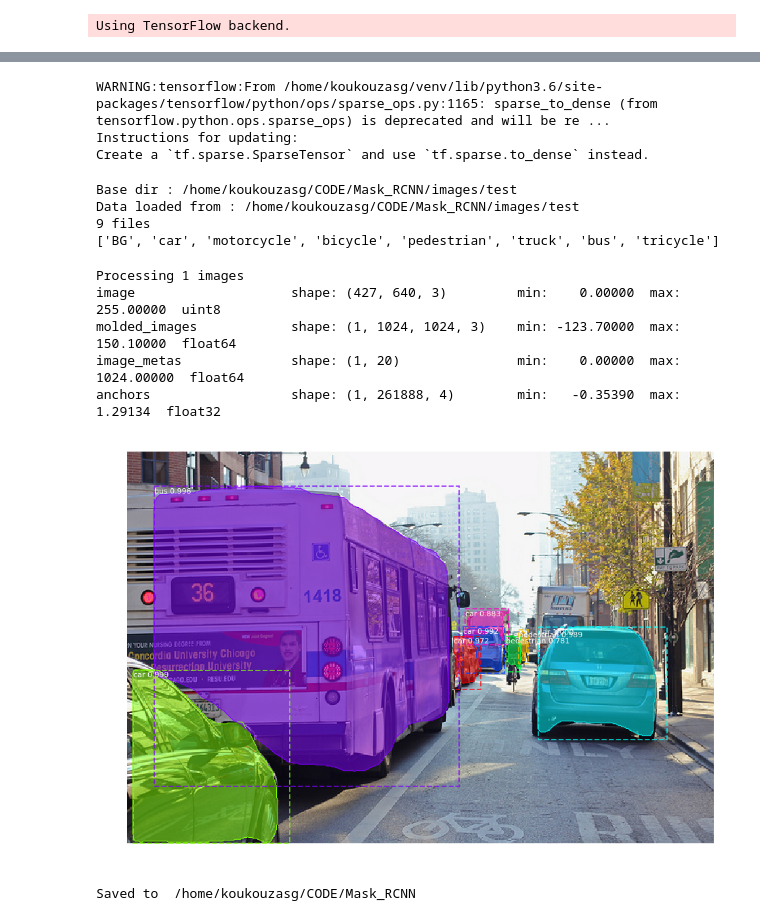
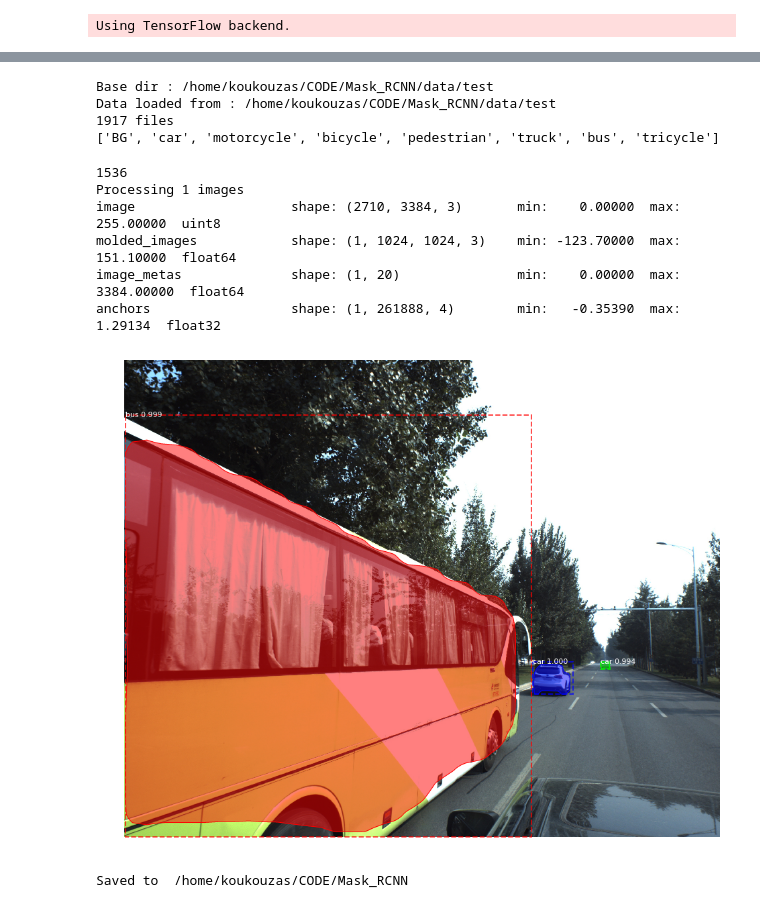
Before and after one commit to koukouzasg/Mask_RCNN-in-the-Context-of-Autonomous-Driving, a Jupyter notebook: samples/wadrivng/demo_wad.ipynb, the cells around one changed output, grey strips where cells are left out. Cells and saved outputs as stored; diff of their text form; code cells hidden in the pictures.

```diff
--- a/samples/wadrivng/demo_wad.ipynb
+++ b/samples/wadrivng/demo_wad.ipynb
@@ -9,7 +9,7 @@ import matplotlib
 import matplotlib.pyplot as plt
 
 # Root directory of the project
-ROOT_DIR = os.path.abspath("/home/koukouzasg/CODE/Mask_RCNN")  # To find local version of the library
+ROOT_DIR = os.path.abspath("/home/koukouzas/CODE/Mask_RCNN")  # To find local version of the library
 from mrcnn import utils
 import mrcnn.model as modellib
 from mrcnn import visualize
@@ -28,7 +28,7 @@ MODEL_DIR = os.path.join(ROOT_DIR, "logs")
 WAD_MODEL_PATH = os.path.join(ROOT_DIR, "mask_rcnn_wad_0040.h5")
 
 # Directory of images to run detection on
-IMAGE_DIR = os.path.join(ROOT_DIR, "images")
+IMAGE_DIR = os.path.join(ROOT_DIR, "data")
 # %% [output]
 Using TensorFlow backend.
 # %%
@@ -57,10 +57,6 @@ model = modellib.MaskRCNN(mode="inference", config=config,
                                   model_dir=MODEL_DIR)
 
 model.load_weights(WAD_MODEL_PATH, by_name=True)
-# %% [output]
-WARNING:tensorflow:From /home/koukouzasg/venv/lib/python3.6/site-packages/tensorflow/python/ops/sparse_ops.py:1165: sparse_to_dense (from tensorflow.python.ops.sparse_ops) is deprecated and will be re ...
-Instructions for updating:
-Create a `tf.sparse.SparseTensor` and use `tf.sparse.to_dense` instead.
 # %%
 # Load WAD dataset
 dataset = wad.WadDataset()
@@ -72,31 +68,37 @@ print(dataset.class_names)
 
 class_to_label = {1:33, 2:34, 3:35, 4:36, 5:38, 6:39, 7:40}
 # %% [output]
-Base dir : /home/koukouzasg/CODE/Mask_RCNN/images/test
-Data loaded from : /home/koukouzasg/CODE/Mask_RCNN/images/test
-9 files
+Base dir : /home/koukouzas/CODE/Mask_RCNN/data/test
+Data loaded from : /home/koukouzas/CODE/Mask_RCNN/data/test
+1917 files
 ['BG', 'car', 'motorcycle', 'bicycle', 'pedestrian', 'truck', 'bus', 'tricycle']
 # %%
 # Load a random image from the images folder
 image_dir = os.path.join(IMAGE_DIR, "test")
 file_names = next(os.walk(image_dir))[2]
 image = skimage.io.imread(os.path.join(image_dir, random.choice(file_names)))
 #image = skimage.io.imread(os.path.join(IMAGE_DIR, "img1.png"))
+
+# Get a random image from the loaded images
+image_id = random.choice(dataset.image_ids)
+image = dataset.load_image(image_id)
+print(image_id)
 
 # Run detection
 results = model.detect([image], verbose=1)
 
 # Visualize results
 r = results[0]
 visualize.display_instances(image, r['rois'], r['masks'], r['class_ids'],
                             dataset.class_names, r['scores'])
 # %% [output]
+1536
 Processing 1 images
-image                    shape: (427, 640, 3)         min:    0.00000  max:  255.00000  uint8
-molded_images            shape: (1, 1024, 1024, 3)    min: -123.70000  max:  150.10000  float64
-image_metas              shape: (1, 20)               min:    0.00000  max: 1024.00000  float64
+image                    shape: (2710, 3384, 3)       min:    0.00000  max:  255.00000  uint8
+molded_images            shape: (1, 1024, 1024, 3)    min: -123.70000  max:  151.10000  float64
+image_metas              shape: (1, 20)               min:    0.00000  max: 3384.00000  float64
 anchors                  shape: (1, 261888, 4)        min:   -0.35390  max:    1.29134  float32
-[figure, old version]
+[figure, new version]
 # %%
 def rle_encode(mask):
     """Encodes a mask in Run Length Encoding (RLE).
@@ -151,15 +160,15 @@ def mask_to_rle(image_id, mask, scores, class_ids):
 # %%
-submission = []
+
 # Encode image to RLE. Returns a string of multiple lines
-#source_id = dataset.image_info[image_id]["id"]
-rle = mask_to_rle("img1", r["masks"], r["scores"], r["class_ids"])
-submission.append(rle)
+source_id = dataset.image_info[image_id]["id"]
+rle = mask_to_rle(source_id, r["masks"], r["scores"], r["class_ids"])
+#submission.append(rle)
 
 # Save to csv file
-submission = "ImageId,LabelId,Confidence,PixelCount,EncodedPixels\n" + "\n".join(submission)
-file_path = os.path.join(ROOT_DIR, "submit.csv")
-with open(file_path, "w") as f:
-    f.write(submission)
+#submission = "ImageId,LabelId,Confidence,PixelCount,EncodedPixels\n" + "\n".join(submission)
+
+with open(file_path, "a") as f:
+    f.write(rle)
 print("Saved to ", ROOT_DIR)
 # %% [output]
-Saved to  /home/koukouzasg/CODE/Mask_RCNN
+Saved to  /home/koukouzas/CODE/Mask_RCNN
```
Also changed, not shown: parts of 2 cells of this notebook, 1 other file.
